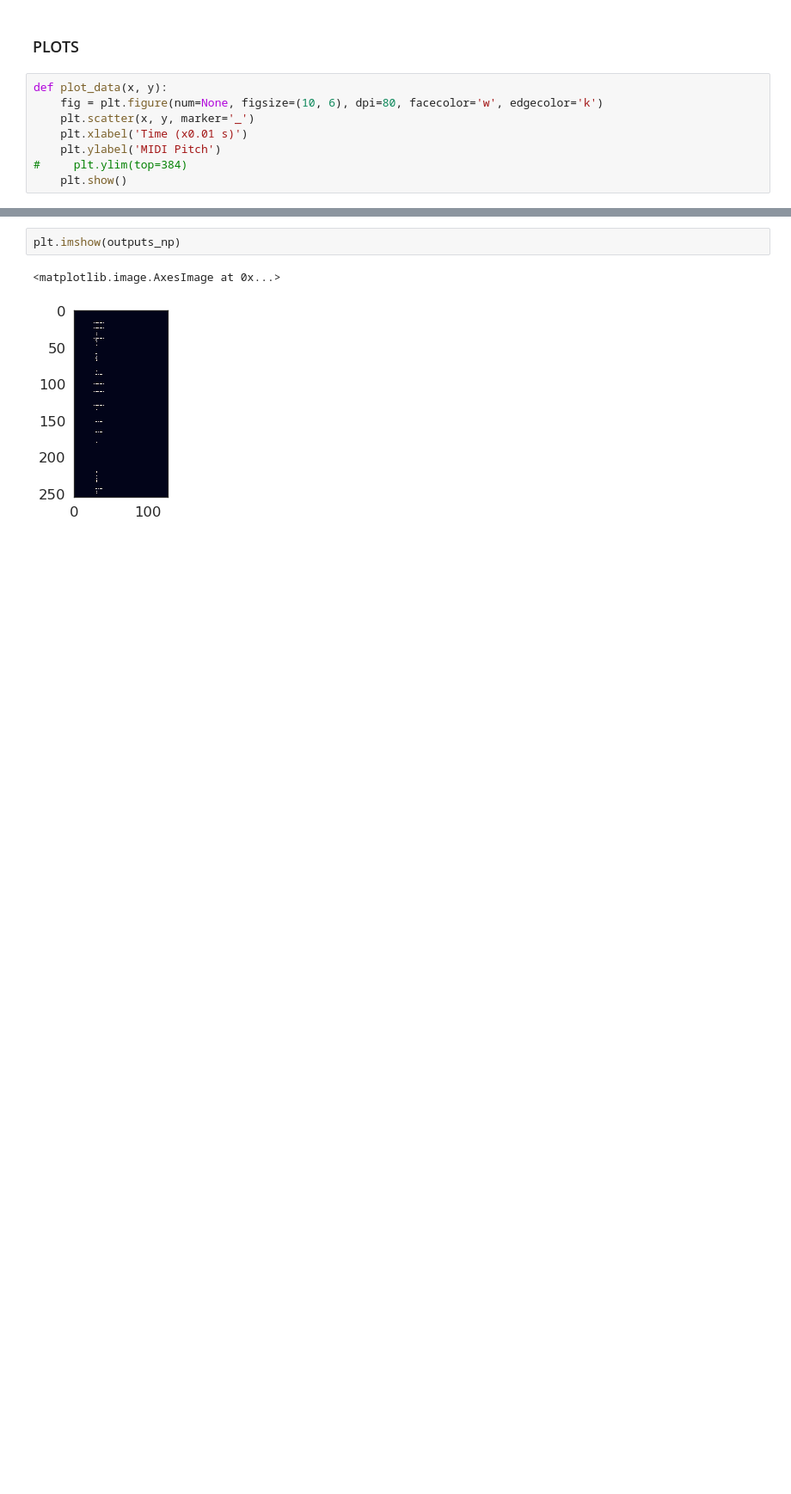
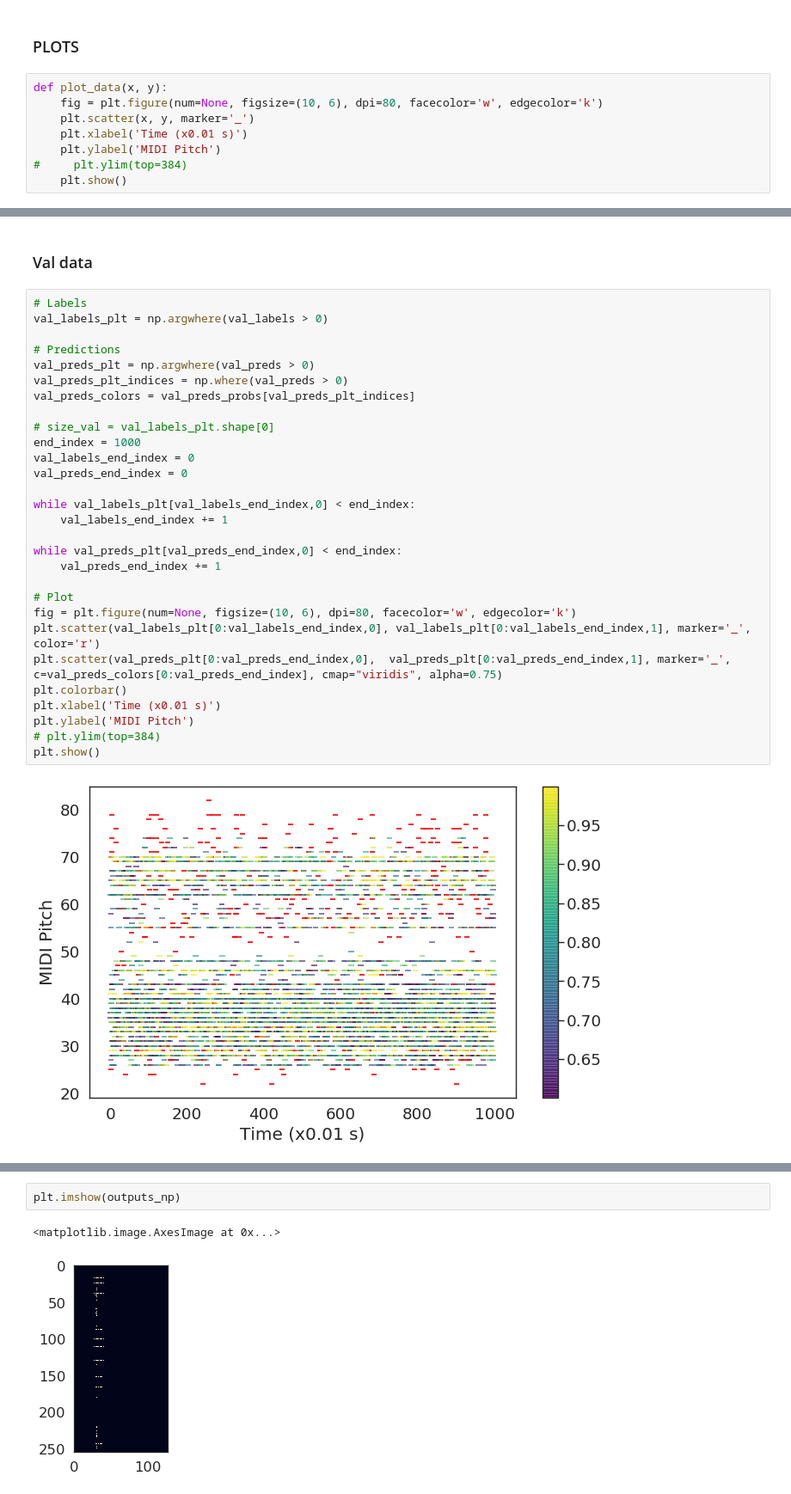
Before and after one commit to MarionLepert/cs229, a Jupyter notebook: DatasetPytorch.ipynb, the cells around one changed output, grey strips where cells are left out. Shown at 86% size. Cells and saved outputs as stored; diff of their text form; blank space fills up the shorter version.

```diff
--- a/DatasetPytorch.ipynb
+++ b/DatasetPytorch.ipynb
@@ -297,0 +347,33 @@ plot_data(test_labels_plt[:,0], test_labels_plt[:,1])
+# %% [markdown]
+### Val data
+# %%
+# Labels
+val_labels_plt = np.argwhere(val_labels > 0)
+
+# Predictions
+val_preds_plt = np.argwhere(val_preds > 0)
+val_preds_plt_indices = np.where(val_preds > 0)
+val_preds_colors = val_preds_probs[val_preds_plt_indices]
+
+# size_val = val_labels_plt.shape[0]
+end_index = 1000
+val_labels_end_index = 0
+val_preds_end_index = 0
+
+while val_labels_plt[val_labels_end_index,0] < end_index:
+    val_labels_end_index += 1
+
+while val_preds_plt[val_preds_end_index,0] < end_index:
+    val_preds_end_index += 1
+
+# Plot
+fig = plt.figure(num=None, figsize=(10, 6), dpi=80, facecolor='w', edgecolor='k')
+plt.scatter(val_labels_plt[0:val_labels_end_index,0], val_labels_plt[0:val_labels_end_index,1], marker='_', color='r')
+plt.scatter(val_preds_plt[0:val_preds_end_index,0],  val_preds_plt[0:val_preds_end_index,1], marker='_', c=val_preds_colors[0:val_preds_end_index], cmap="viridis", alpha=0.75)
+plt.colorbar()
+plt.xlabel('Time (x0.01 s)')
+plt.ylabel('MIDI Pitch')
+# plt.ylim(top=384)
+plt.show()
+# %% [output]
+[figure, added]
```
Also changed, not shown: parts of 24 cells of this notebook.
